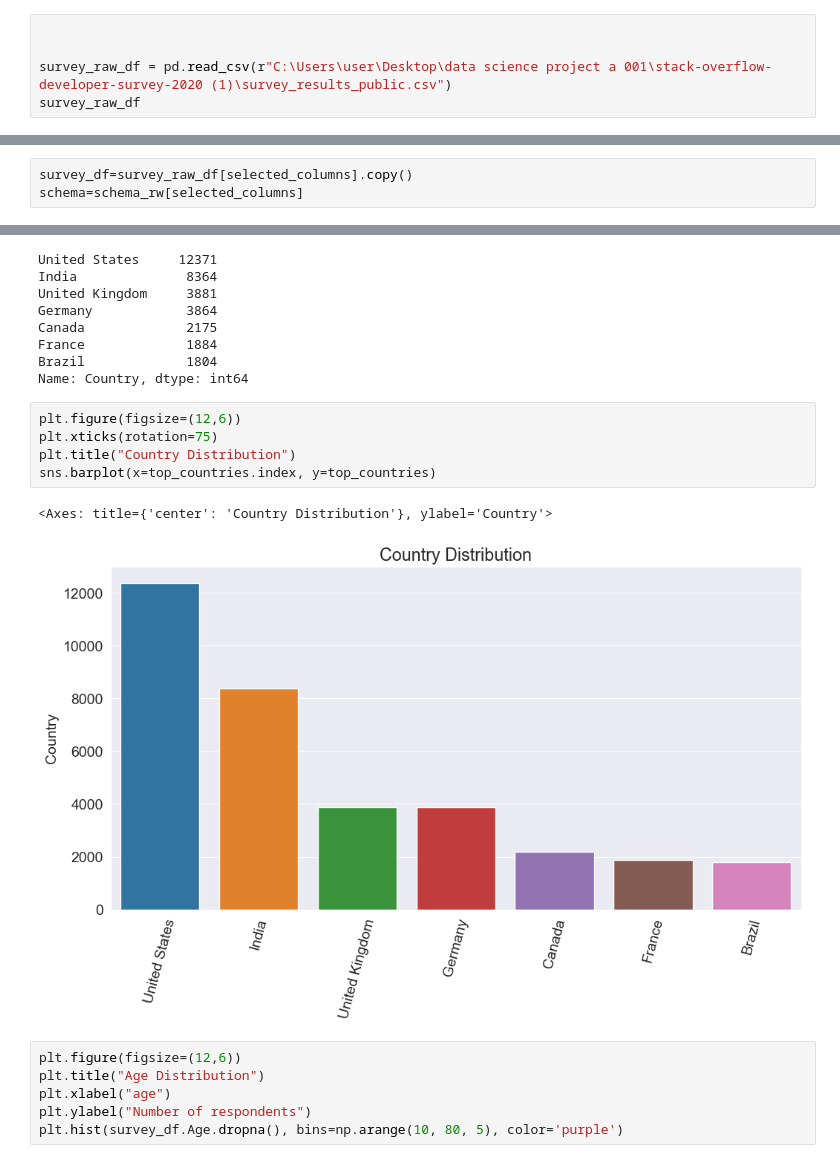
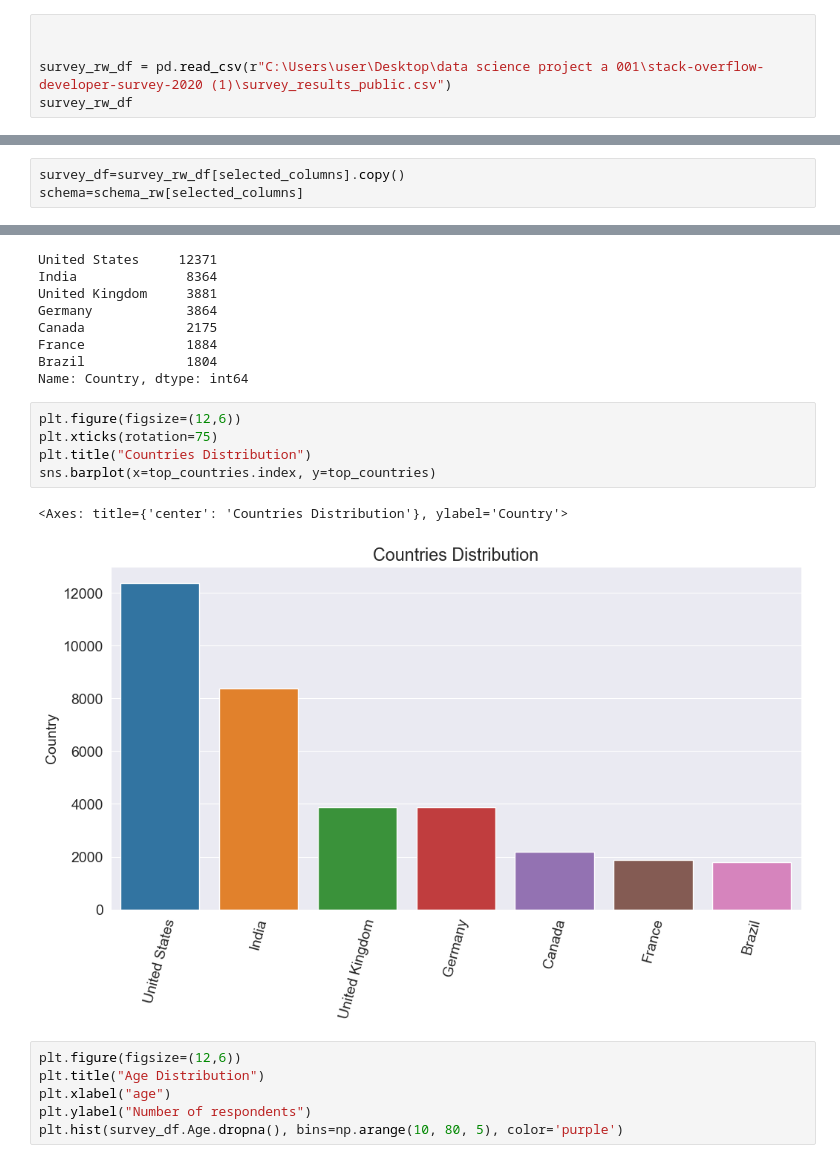
Before and after one commit to fabrice-programmer/project-das, a Jupyter notebook: realworld.ipynb, the cells around one changed output, grey strips where cells are left out. Saved outputs shown, nothing was run; the diff lists cells and outputs as text.

Commit message:
Initial commit for project-das

```diff
--- a/realworld.ipynb
+++ b/realworld.ipynb
@@ -22,8 +22,8 @@ data.head()
 # %%
 
 
-survey_raw_df = pd.read_csv(r"C:\Users\user\Desktop\data science project a 001\stack-overflow-developer-survey-2020 (1)\survey_results_public.csv")
-survey_raw_df
+survey_rw_df = pd.read_csv(r"C:\Users\user\Desktop\data science project a 001\stack-overflow-developer-survey-2020 (1)\survey_results_public.csv")
+survey_rw_df
 # %% [output]
 |  | Respondent | MainBranch | Hobbyist | Age | Age1stCode | CompFreq | CompTotal | ConvertedComp | Country | ... |
 | 0 | 1 | I am a developer by profession | Yes | NaN | 13 | Monthly | NaN | NaN | Germany | ... |
@@ -114,7 +114,7 @@ len(selected_columns)
 # %% [output]
 20
 # %%
-survey_df=survey_raw_df[selected_columns].copy()
+survey_df=survey_rw_df[selected_columns].copy()
 schema=schema_rw[selected_columns]
 # %%
 survey_df
@@ -221,11 +221,11 @@ Name: Country, dtype: int64
 # %%
 plt.figure(figsize=(12,6))
 plt.xticks(rotation=75)
-plt.title("Country Distribution")
+plt.title("Countries Distribution")
 sns.barplot(x=top_countries.index, y=top_countries)
 # %% [output]
-<Axes: title={'center': 'Country Distribution'}, ylabel='Country'>
+<Axes: title={'center': 'Countries Distribution'}, ylabel='Country'>
-[figure, old version]
+[figure, new version]
 # %%
 plt.figure(figsize=(12,6))
 plt.title("Age Distribution")
```
Also changed, not shown: parts of 3 cells of this notebook.
